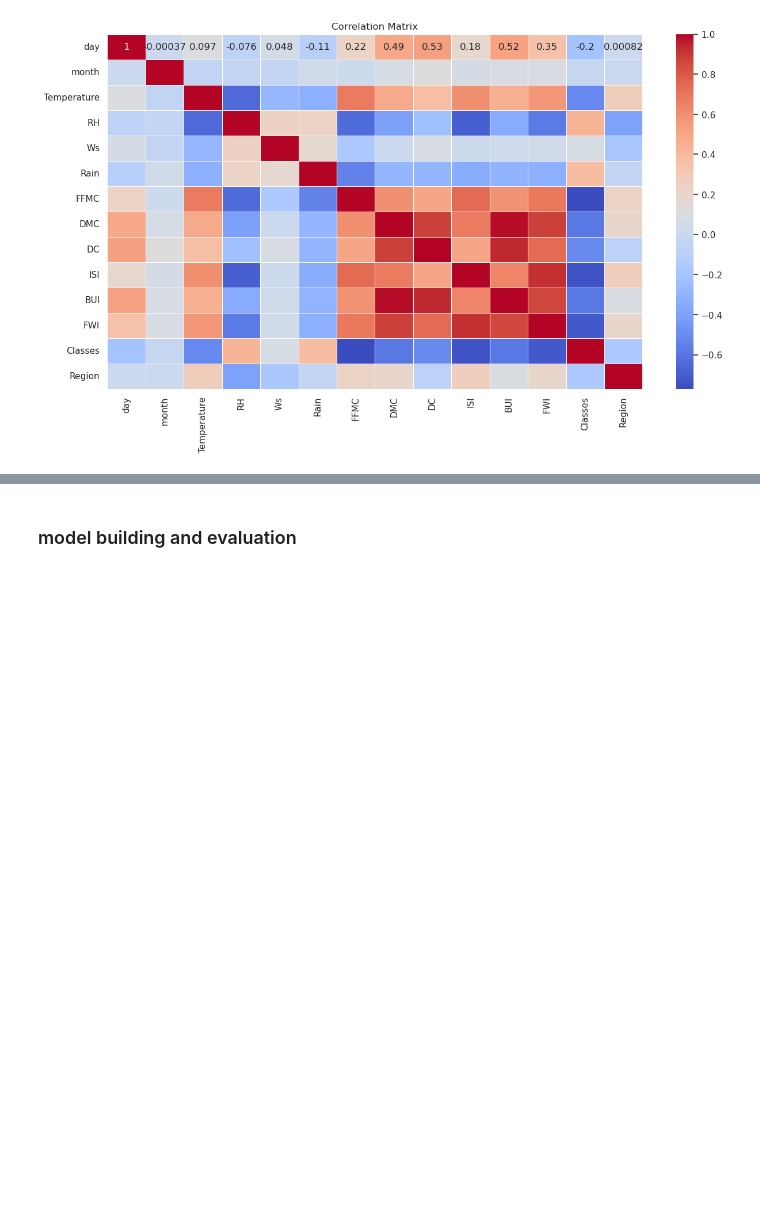
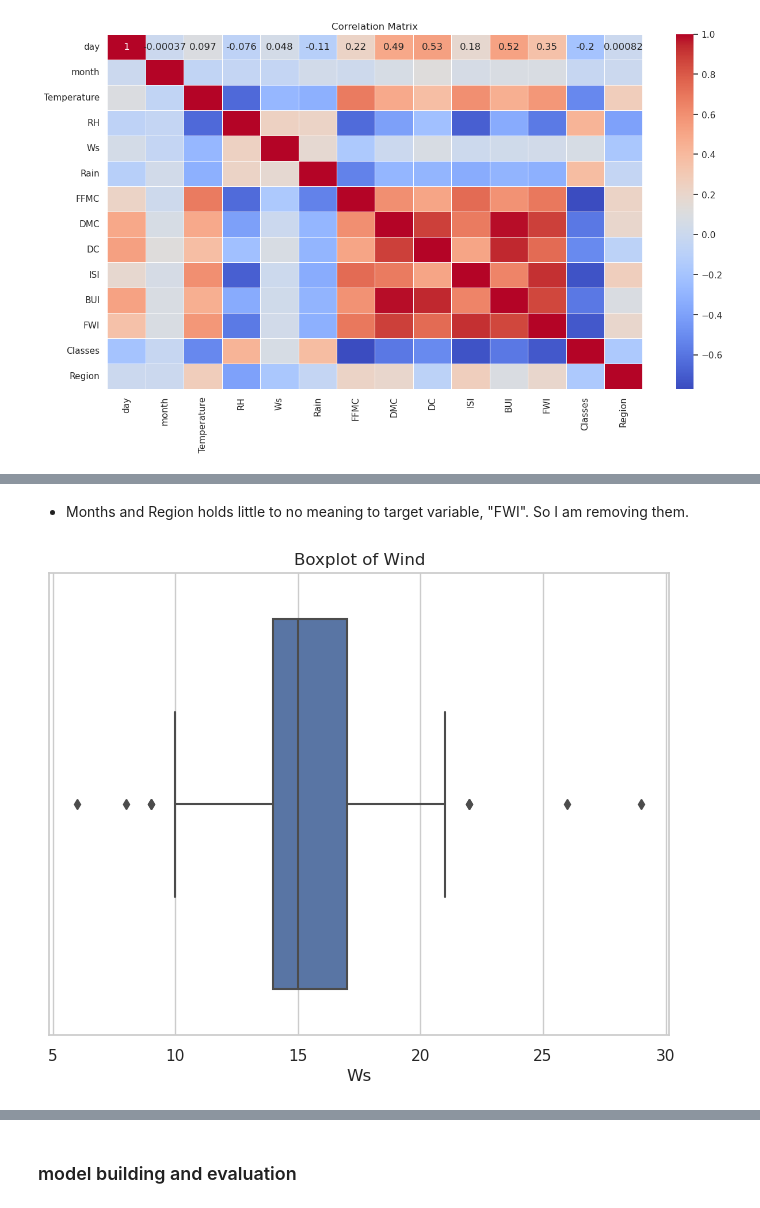
Before and after one commit to Bijay555/AML_3104, a Jupyter notebook: assignment_1/assignment_1.ipynb, the cells around one changed output, grey strips where cells are left out. Saved outputs shown, nothing was run; the diff lists cells and outputs as text; code cells hidden in the pictures; blank space fills up the shorter version.

```diff
--- a/assignment_1/assignment_1.ipynb
+++ b/assignment_1/assignment_1.ipynb
@@ -177,0 +198,13 @@ plt.show()
+# %% [markdown]
++ Months and Region holds little to no meaning to target variable, "FWI". So I am removing them.
+# %%
+# removing the features "Region", "month" as they are not needed
+df = df.drop(['Region', 'month'], axis=1)
+# %%
+# Boxplot to check for outliers in features (e.g., wind)
+plt.figure(figsize=(8, 6))
+sns.boxplot(x=df['Ws'])
+plt.title('Boxplot of Wind')
+plt.show()
+# %% [output]
+[figure, added]
```
Also changed, not shown: parts of 14 cells of this notebook.
